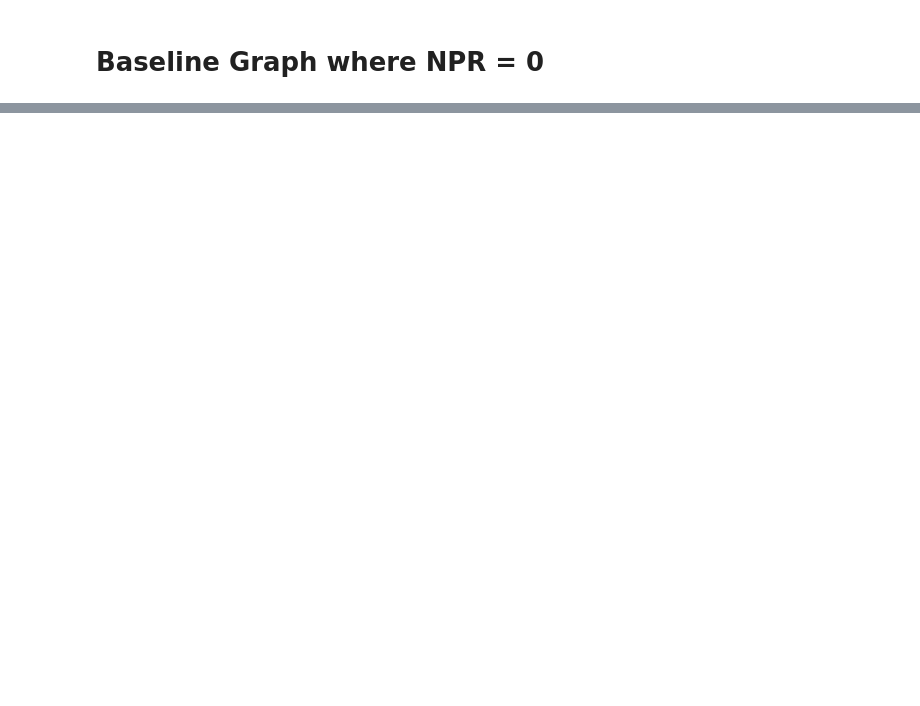
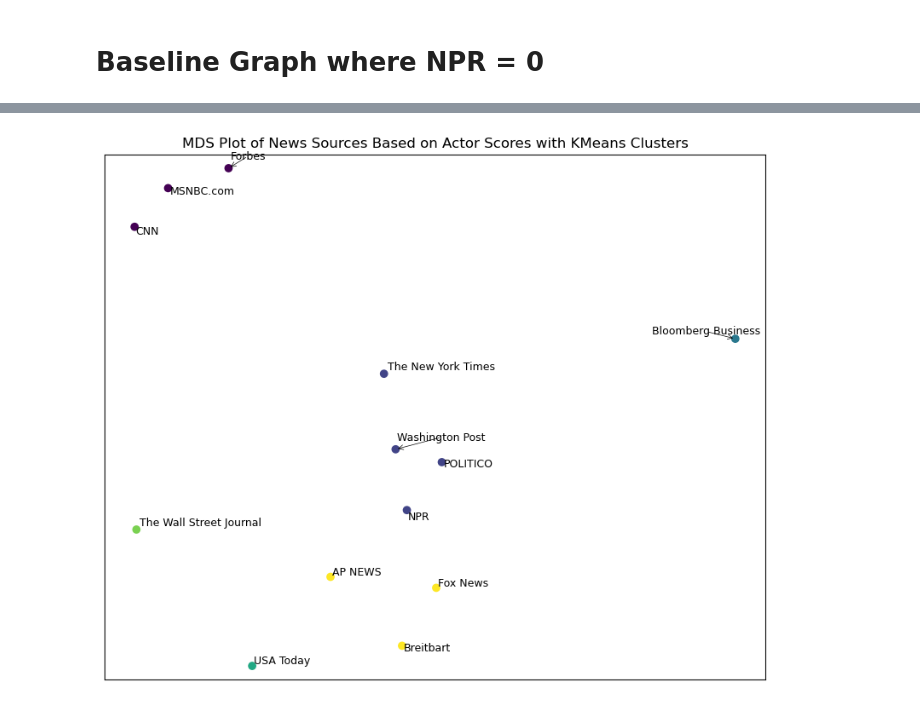
Before and after one commit to CarsonJMullen/Unstructured-Data-Analytics, a Jupyter notebook: Final Project/Final Project.ipynb, the cells around one changed output, grey strips where cells are left out. Saved outputs shown, nothing was run; the diff lists cells and outputs as text; code cells hidden in the pictures; blank space fills up the shorter version.

```diff
--- a/Final Project/Final Project.ipynb
+++ b/Final Project/Final Project.ipynb
@@ -618,0 +622,57 @@ plt.show()
+# %%
+import numpy as np
+import pandas as pd
+import matplotlib.pyplot as plt
+from sklearn.manifold import MDS
+from sklearn.metrics import euclidean_distances
+from sklearn.cluster import KMeans
+from adjustText import adjust_text  # Import the adjustText library
+
+# Assuming 'average_actor_scores_df' is already defined and processed
+# First, we need to pivot the data to have a row per source and columns for each actor's average scores
+pivot_df = average_actor_scores_df.pivot_table(index='source', columns='actor', values=['average_title_score', 'average_content_score'])
+
+# Flatten the MultiIndex columns to simple names
+pivot_df.columns = [f'{col[0]}_{col[1]}' for col in pivot_df.columns]
+
+# Fill any missing values with 0
+pivot_df = pivot_df.fillna(0)
+
+# Compute a distance matrix (Euclidean distance between sources based on their actor scores)
+distance_matrix = euclidean_distances(pivot_df)
+
+# Perform MDS
+mds = MDS(n_components=2, dissimilarity='precomputed', random_state=42)
+mds_result = mds.fit_transform(distance_matrix)
+
+# KMeans Clustering
+n_clusters = 6  # Choose the number of clusters you want
+kmeans = KMeans(n_clusters=n_clusters, random_state=42)
+predictions = kmeans.fit_predict(mds_result)
+
+# Plot MDS results with KMeans Clusters
+plt.figure(figsize=(10, 8))
+scatter = plt.scatter(mds_result[:, 0], mds_result[:, 1], c=predictions, cmap='viridis', marker='o')
+
+# Create a list of text labels
+texts = [plt.text(mds_result[i, 0], mds_result[i, 1], source, fontsize=9) for i, source in enumerate(pivot_df.index)]
+
+# Adjust text to prevent overlap, increase spacing
+adjust_text(
+    texts,
+    arrowprops=dict(arrowstyle='->', color='black', lw=0.5),
+    force_text=1.1,   # Increase this value to push labels away from each other
+    expand_text=(1.9, 1.9)  # Increase the distance multiplier
+)
+
+plt.title('MDS Plot of News Sources Based on Actor Scores with KMeans Clusters')
+plt.grid(True)  # Keep the grid
+plt.axis('equal')  # Keep aspect ratio square
+
+# Remove axis numbers (ticks) while keeping the axes
+plt.xticks([])  # Remove x-axis ticks
+plt.yticks([])  # Remove y-axis ticks
+
+plt.show()
+# %% [output]
+[figure, added]
```
Also changed, not shown: parts of 7 cells of this notebook.
